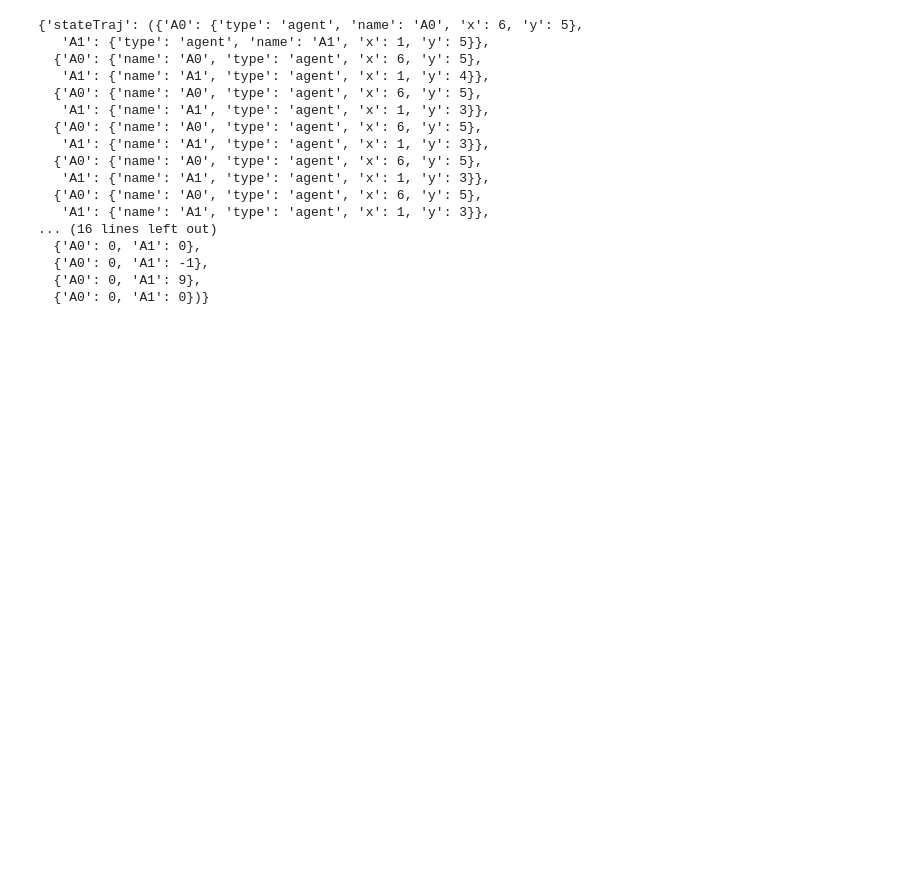
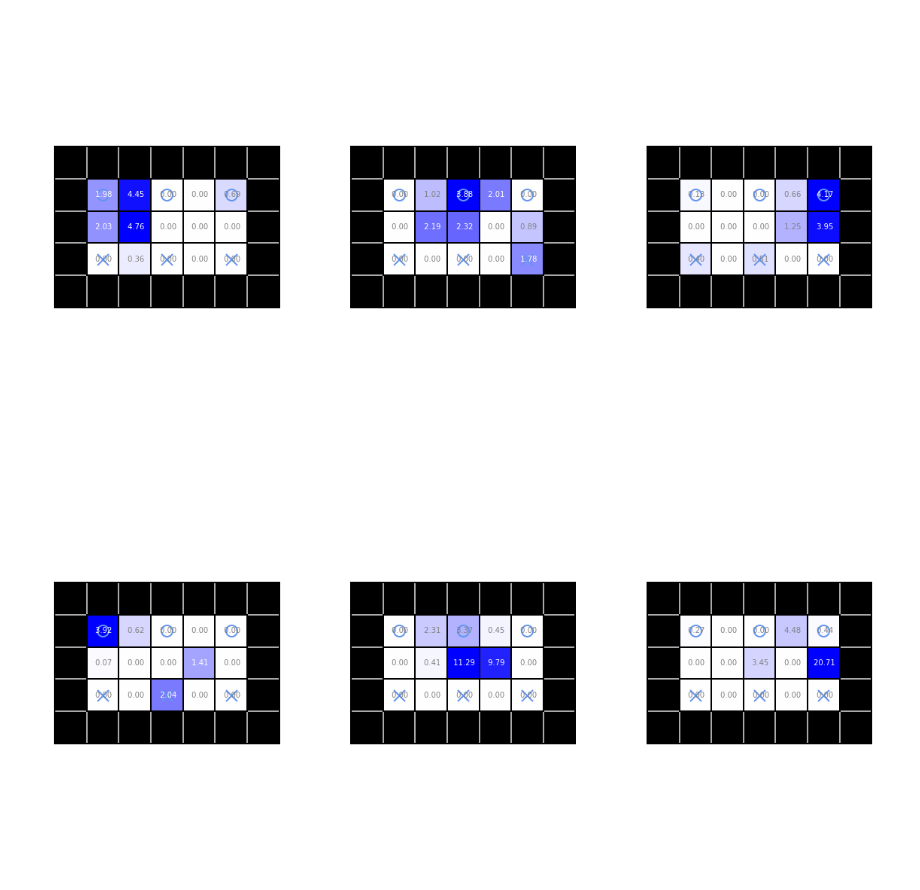
Before and after one commit to markkho/msdm, a Jupyter notebook: demos/MultiAgentQLearning.ipynb, the cells around one changed output. Cells and saved outputs as stored; diff of their text form; code cells hidden in the pictures; blank space fills up the shorter version.

```diff
--- a/demos/MultiAgentQLearning.ipynb
+++ b/demos/MultiAgentQLearning.ipynb
@@ -20,22 +41,43 @@ learner = MultiAgentQLearning(num_episodes=1000,epsilon=.1)
+# %%
+# learning agents
+learning_agents = ["A1","A2","A0"]
+# Set up policies and friend-foe relations
+friends = {"A1":["A2"],"A2":["A0"],"A0":["A1"]}
+foes = {"A1":["A0"],"A0":["A2"],"A2":["A1"]}
+a0_policy = AssignmentMap()
+indiv_actions = gg.joint_actions(gg.initial_state_dist().sample())["A0"]
+
+for i,s in enumerate(gg.state_list):
+    actions = list(gg.joint_actions(s)["A0"])
+    random_action = np.random.choice(len(actions))
+    a0_policy[s] = AssignmentMap()
+    for action in actions:
+        if action == actions[random_action]:
+            a0_policy[s][action] = 1.0
+        else:
+            a0_policy[s][action] = 0.0
+a0_policy = SingleAgentPolicy("A0",gg.state_list,indiv_actions,gg.joint_action_list,policy_dict=a0_policy)
+# other_policies = {"A0":a0_policy}
+other_policies = {}
+# %%
+# learner = FriendFoeQ(learning_agents,friends,foes,other_policies,num_episodes=100,epsilon=.1,discount_rate=.99)
+learner = MultiAgentQLearning(learning_agents,other_policies,num_episodes=10000,epsilon=.3,discount_rate=.99)
 # %%
-res = learner.train_on(gg,gg.agent_names)
+# res = learner.train_on(gg)
 # %%
-res.pi.run_on(gg,maxSteps=50)
+# result = res.pi.run_on(gg,maxSteps=100)
-# %% [output]
-{'stateTraj': ({'A0': {'type': 'agent', 'name': 'A0', 'x': 6, 'y': 5},
-   'A1': {'type': 'agent', 'name': 'A1', 'x': 1, 'y': 5}},
-  {'A0': {'name': 'A0', 'type': 'agent', 'x': 6, 'y': 5},
-   'A1': {'name': 'A1', 'type': 'agent', 'x': 1, 'y': 4}},
-  {'A0': {'name': 'A0', 'type': 'agent', 'x': 6, 'y': 5},
-   'A1': {'name': 'A1', 'type': 'agent', 'x': 1, 'y': 3}},
-  {'A0': {'name': 'A0', 'type': 'agent', 'x': 6, 'y': 5},
-   'A1': {'name': 'A1', 'type': 'agent', 'x': 1, 'y': 3}},
-  {'A0': {'name': 'A0', 'type': 'agent', 'x': 6, 'y': 5},
-   'A1': {'name': 'A1', 'type': 'agent', 'x': 1, 'y': 3}},
-  {'A0': {'name': 'A0', 'type': 'agent', 'x': 6, 'y': 5},
-   'A1': {'name': 'A1', 'type': 'agent', 'x': 1, 'y': 3}},
-... (16 lines left out)
-  {'A0': 0, 'A1': 0},
-  {'A0': 0, 'A1': -1},
-  {'A0': 0, 'A1': 9},
-  {'A0': 0, 'A1': 0})}
+# %%
+for k in range(5):
+    learner = MultiAgentQLearning(learning_agents,other_policies,num_episodes=5000,epsilon=.1,discount_rate=.99)
+    res = learner.train_on(gg)
+    result = res.pi.run_on(gg,maxSteps=100)
+    fig, axes = plt.subplots(1, 3, figsize=(20, 10))
+    for i,agent_name in enumerate(learning_agents):
+        plotter = gg.plot(ax=axes[i])
+        q_matrix = res.pi.single_agent_policies[agent_name].q_matrix
+        occupancy_matrix = res.pi.occupancy_matrix
+        plotter.plot_state_map(res.pi.positionMapping(agent_name,q_matrix,occupancy_matrix))
+    plt.show()
+# %% [output]
+[figure, added]
+[figure, added]
```
Also changed, not shown: parts of 5 cells of this notebook, 10 other files.
